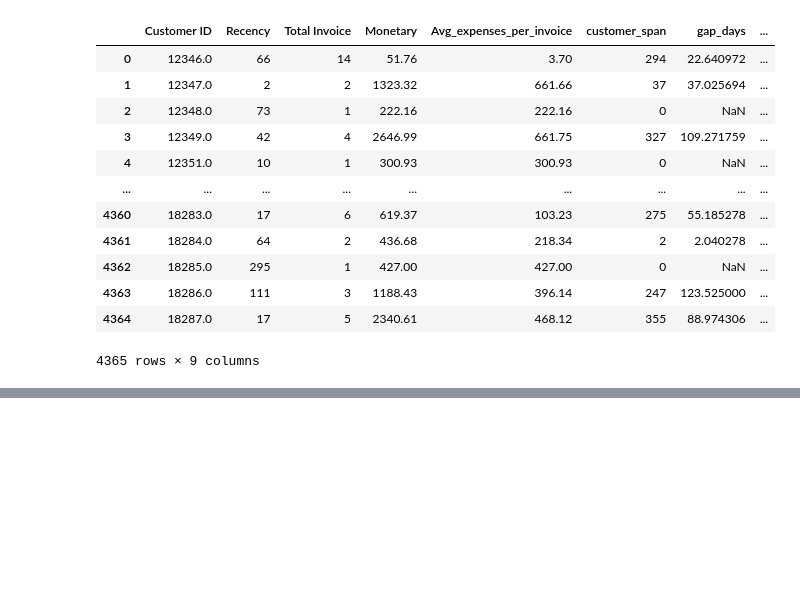
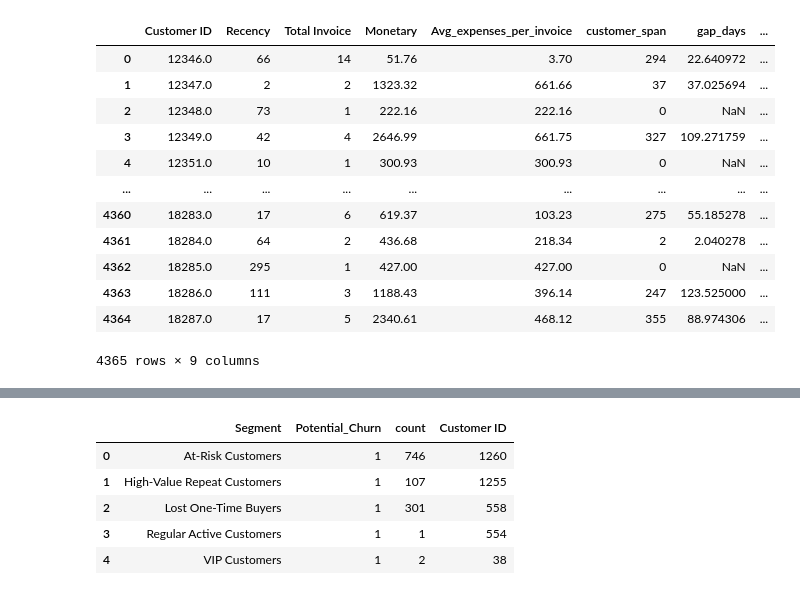
Before and after one commit to Polly49/customer-behavior-analysis-and-segmentation, a Jupyter notebook: notebooks/online_retail_churn.ipynb, the cells around one changed output, grey strips where cells are left out. Cells and saved outputs as stored; diff of their text form; code cells hidden in the pictures; blank space fills up the shorter version.

```diff
--- a/notebooks/online_retail_churn.ipynb
+++ b/notebooks/online_retail_churn.ipynb
@@ -945,0 +1039,12 @@ SyntaxError: invalid character '–' (U+2013) (1197851003.py, line 9)
+# %%
+churn_customer_count=tf[tf["Potential_Churn"]==1].groupby("Segment")["Potential_Churn"].value_counts().reset_index()
+customer_count_per_cluster=tf.groupby("Segment")["Customer ID"].count()
+churn_customer_count=pd.merge(churn_customer_count,customer_count_per_cluster,on="Segment",how="left")
+churn_customer_count
+# %% [output]
+|  | Segment | Potential_Churn | count | Customer ID |
+| 0 | At-Risk Customers | 1 | 746 | 1260 |
+| 1 | High-Value Repeat Customers | 1 | 107 | 1255 |
+| 2 | Lost One-Time Buyers | 1 | 301 | 558 |
+| 3 | Regular Active Customers | 1 | 1 | 554 |
+| 4 | VIP Customers | 1 | 2 | 38 |
```
Also changed, not shown: parts of 24 cells of this notebook.
